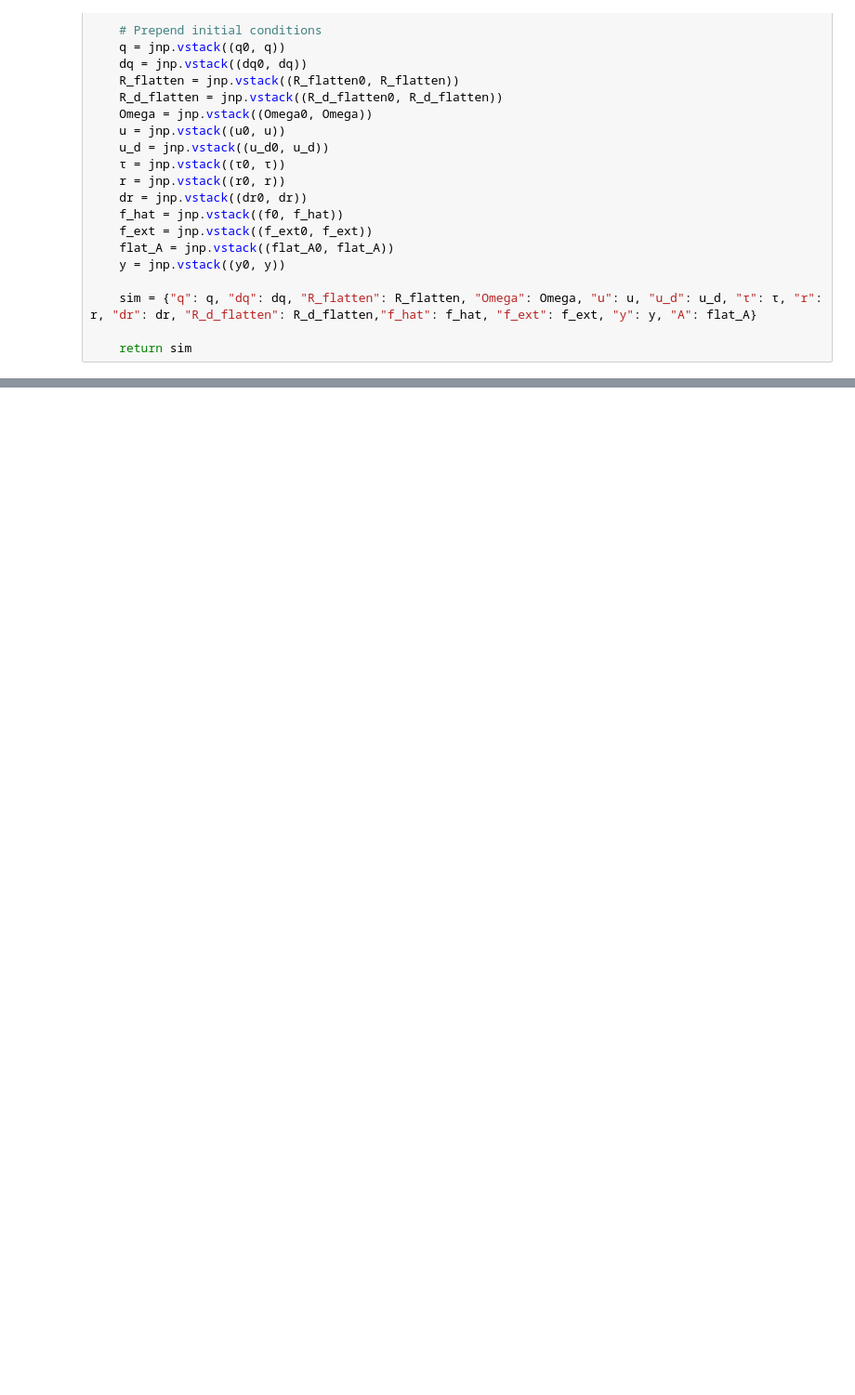
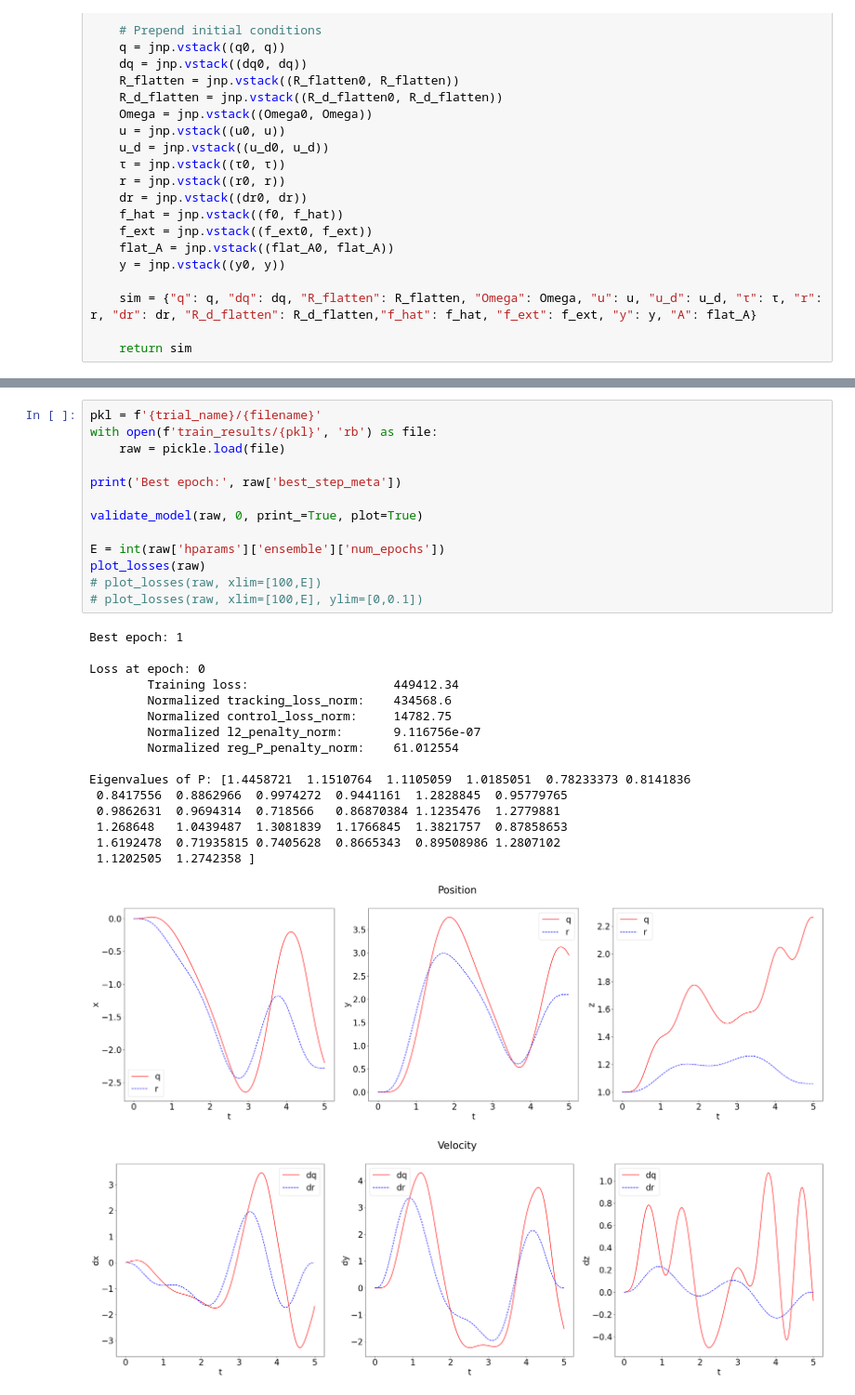
Before and after one commit to joshsohn/COML_hardware, a Jupyter notebook: test_z_up.ipynb, the cells around one changed output, grey strips where cells are left out. Shown at 93% size. Drawn from its saved outputs; the diff is of its cells as text; blank space fills up the shorter version.

```diff
--- a/test_z_up.ipynb
+++ b/test_z_up.ipynb
@@ -715,0 +919,31 @@ eig_Ps [0.1 0.1 0.1 0.1 0.1 0.1 0.1 0.1 0.1 0.1 0.1 0.1 0.1 0.1 0.1 0.1 0.1 0.1
+# %%
+pkl = f'{trial_name}/{filename}'
+with open(f'train_results/{pkl}', 'rb') as file:
+    raw = pickle.load(file)
+
+print('Best epoch:', raw['best_step_meta'])
+
+validate_model(raw, 0, print_=True, plot=True)
+
+E = int(raw['hparams']['ensemble']['num_epochs'])
+plot_losses(raw)
+# plot_losses(raw, xlim=[100,E])
+# plot_losses(raw, xlim=[100,E], ylim=[0,0.1])
+# %% [output]
+Best epoch: 1
+
+Loss at epoch: 0
+        Training loss:                    449412.34
+        Normalized tracking_loss_norm:    434568.6
+        Normalized control_loss_norm:     14782.75
+        Normalized l2_penalty_norm:       9.116756e-07
+        Normalized reg_P_penalty_norm:    61.012554
+
+Eigenvalues of P: [1.4458721  1.1510764  1.1105059  1.0185051  0.78233373 0.8141836
+ 0.8417556  0.8862966  0.9974272  0.9441161  1.2828845  0.95779765
+ 0.9862631  0.9694314  0.718566   0.86870384 1.1235476  1.2779881
+ 1.268648   1.0439487  1.3081839  1.1766845  1.3821757  0.87858653
+ 1.6192478  0.71935815 0.7405628  0.8665343  0.89508986 1.2807102
+ 1.1202505  1.2742358 ]
+[figure, added]
+[figure, added]
```
Also changed, not shown: parts of 6 cells of this notebook, 43 other files.
